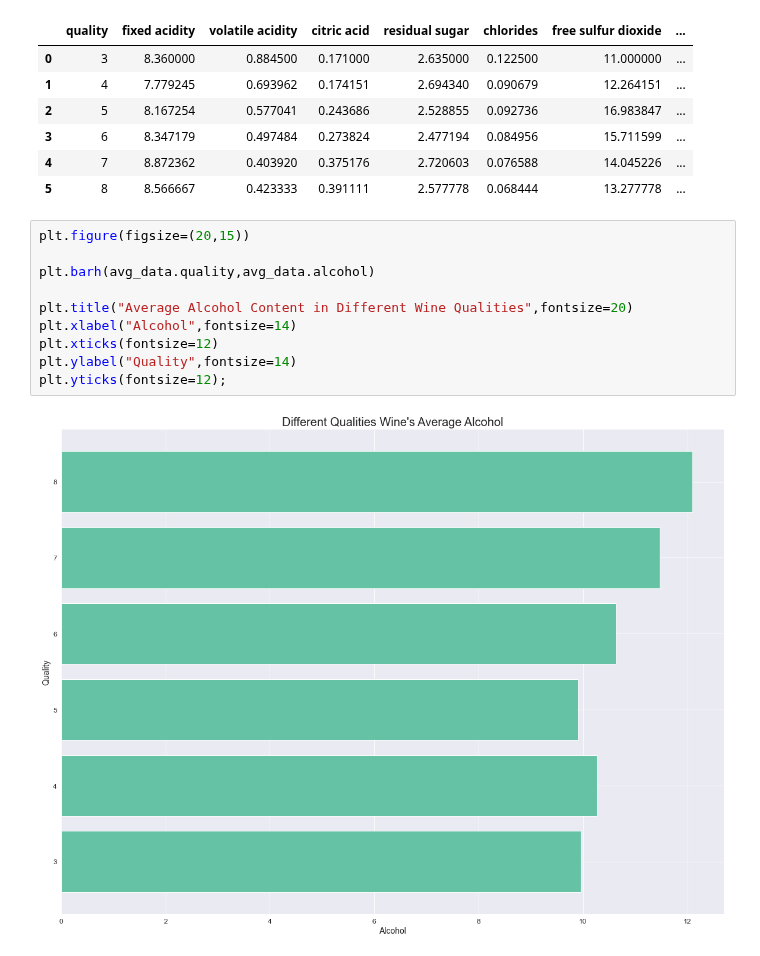
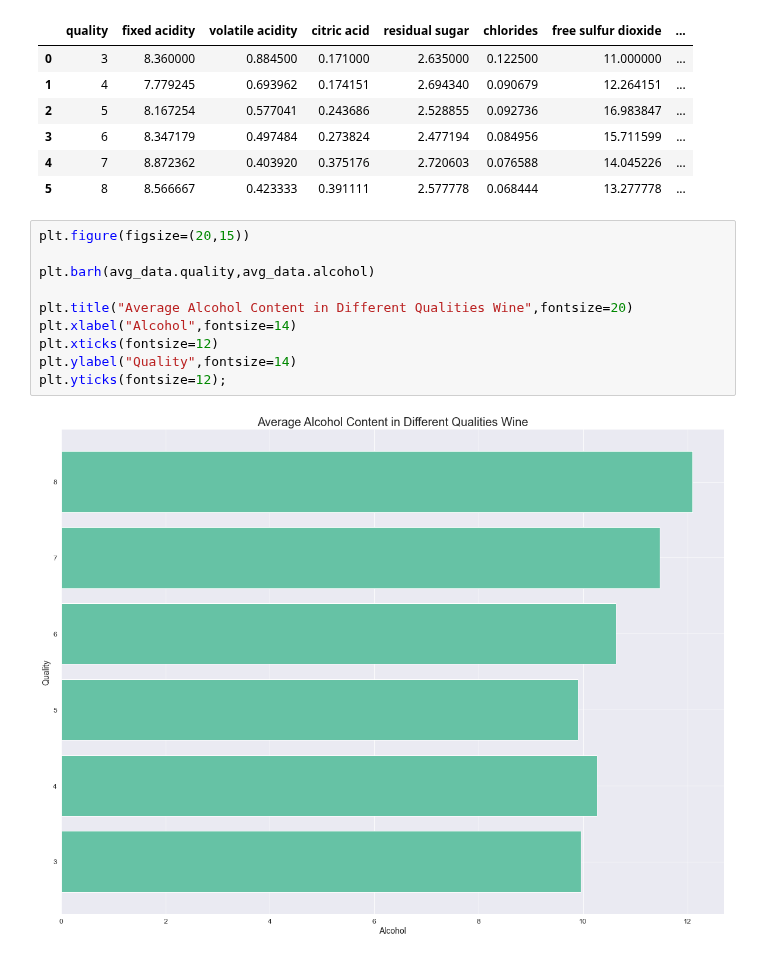
Before and after one commit to shamimsikder/Data-Visualization-Exercises, a Jupyter notebook: Wine Quality Data Visualization.ipynb, the cells around one changed output. Cells and saved outputs as stored; diff of their text form.

```diff
--- a/Wine Quality Data Visualization.ipynb
+++ b/Wine Quality Data Visualization.ipynb
@@ -202,15 +202,15 @@ avg_data
 | 3 | 6 | 8.347179 | 0.497484 | 0.273824 | 2.477194 | 0.084956 | 15.711599 | ... |
 | 4 | 7 | 8.872362 | 0.403920 | 0.375176 | 2.720603 | 0.076588 | 14.045226 | ... |
 | 5 | 8 | 8.566667 | 0.423333 | 0.391111 | 2.577778 | 0.068444 | 13.277778 | ... |
-# %%
-plt.figure(figsize=(20,15))
-
-plt.barh(avg_data.quality,avg_data.alcohol)
-
-plt.title("Average Alcohol Content in Different Wine Qualities",fontsize=20)
-plt.xlabel("Alcohol",fontsize=14)
-plt.xticks(fontsize=12)
-plt.ylabel("Quality",fontsize=14)
-plt.yticks(fontsize=12);
-# %% [output]
-[figure, removed]
+# %%
+plt.figure(figsize=(20,15))
+
+plt.barh(avg_data.quality,avg_data.alcohol)
+
+plt.title("Average Alcohol Content in Different Qualities Wine",fontsize=20)
+plt.xlabel("Alcohol",fontsize=14)
+plt.xticks(fontsize=12)
+plt.ylabel("Quality",fontsize=14)
+plt.yticks(fontsize=12);
+# %% [output]
+[figure, added]
```
Also changed, not shown: parts of 2 cells of this notebook.
